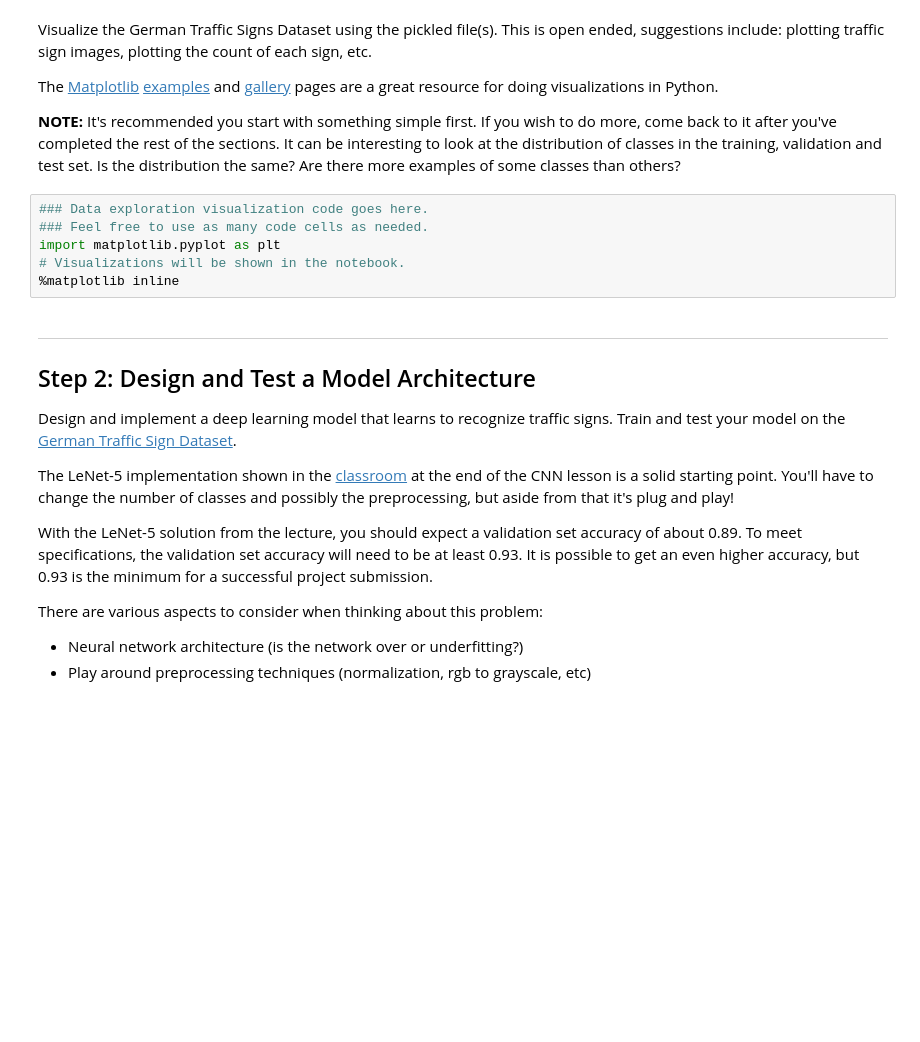
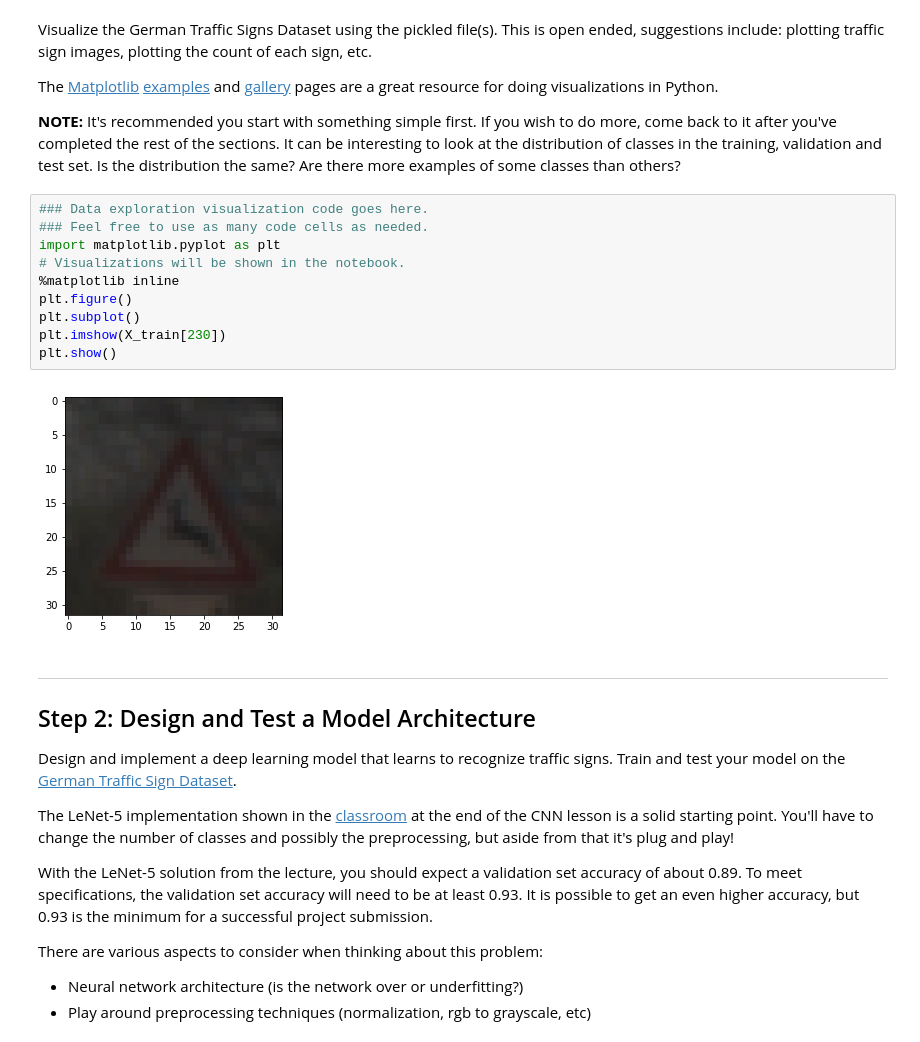
Before and after one commit to AmeyaWagh/CarND_Traffic_Sign_Classifier_Project, a Jupyter notebook: Traffic_Sign_Classifier.ipynb, the cells around one changed output. Cells and saved outputs as stored; diff of their text form; blank space fills up the shorter version.

```diff
--- a/Traffic_Sign_Classifier.ipynb
+++ b/Traffic_Sign_Classifier.ipynb
@@ -93,9 +96,15 @@ The [Matplotlib](http://matplotlib.org/) [examples](http://matplotlib.org/exampl
 # %%
 ### Data exploration visualization code goes here.
 ### Feel free to use as many code cells as needed.
 import matplotlib.pyplot as plt
 # Visualizations will be shown in the notebook.
 %matplotlib inline
+plt.figure()
+plt.subplot()
+plt.imshow(X_train[230])
+plt.show()
+# %% [output]
+[figure, added]
 # %% [markdown]
 ----
 
```
Also changed, not shown: parts of 6 cells of this notebook, 1 other file.
